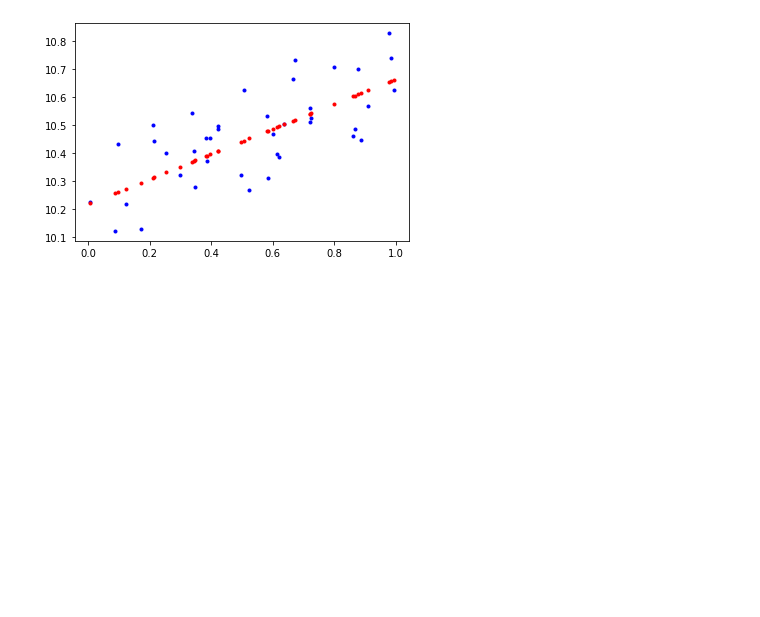
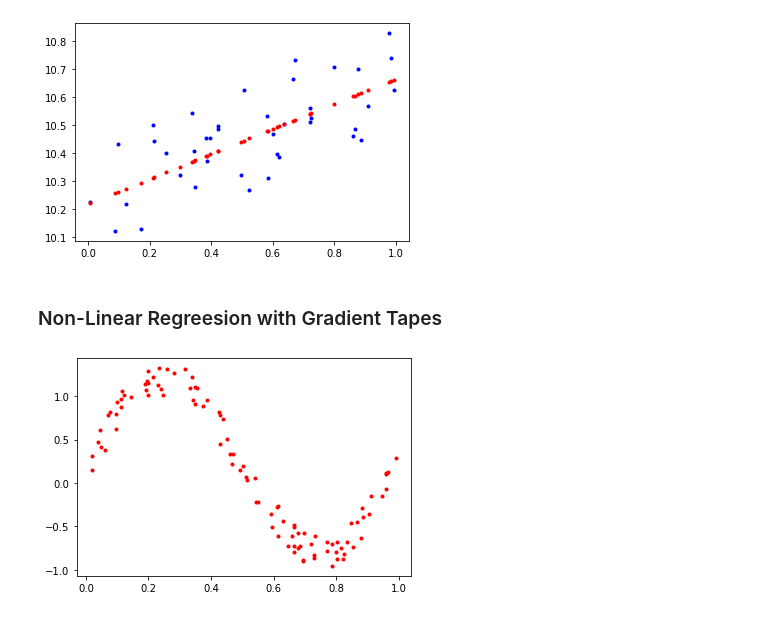
Before and after one commit to silkk-nn/superAI, a Jupyter notebook: NeuralNetwork.ipynb, the cells around one changed output. Drawn from its saved outputs; the diff is of its cells as text; code cells hidden in the pictures; blank space fills up the shorter version.

```diff
--- a/NeuralNetwork.ipynb
+++ b/NeuralNetwork.ipynb
@@ -179,3 +179,14 @@ Epoch 199/200
 Epoch 200/200
 2/2 [==============================] - 0s 3ms/step - loss: 0.0133
 [figure]
+# %% [markdown]
+<h3>Non-Linear Regreesion with Gradient Tapes</h3>
+# %%
+#Create data set
+N = 100
+X = np.random.rand(N, 1)
+Y = np.sin(2 * np.pi * X) + 0.4 * np.random.rand(N, 1)
+plt.plot(X, Y, ".r")
+plt.show()
+# %% [output]
+[figure, added]
```
Also changed, not shown: parts of 15 cells of this notebook, 1 other file.
